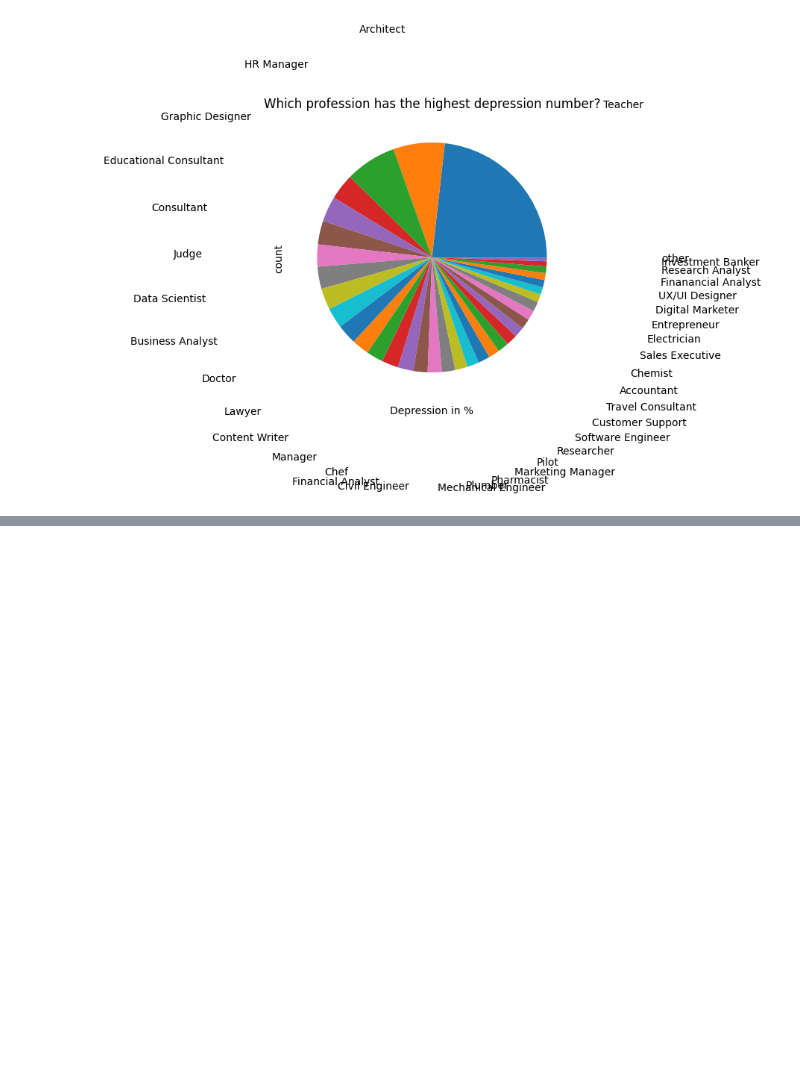
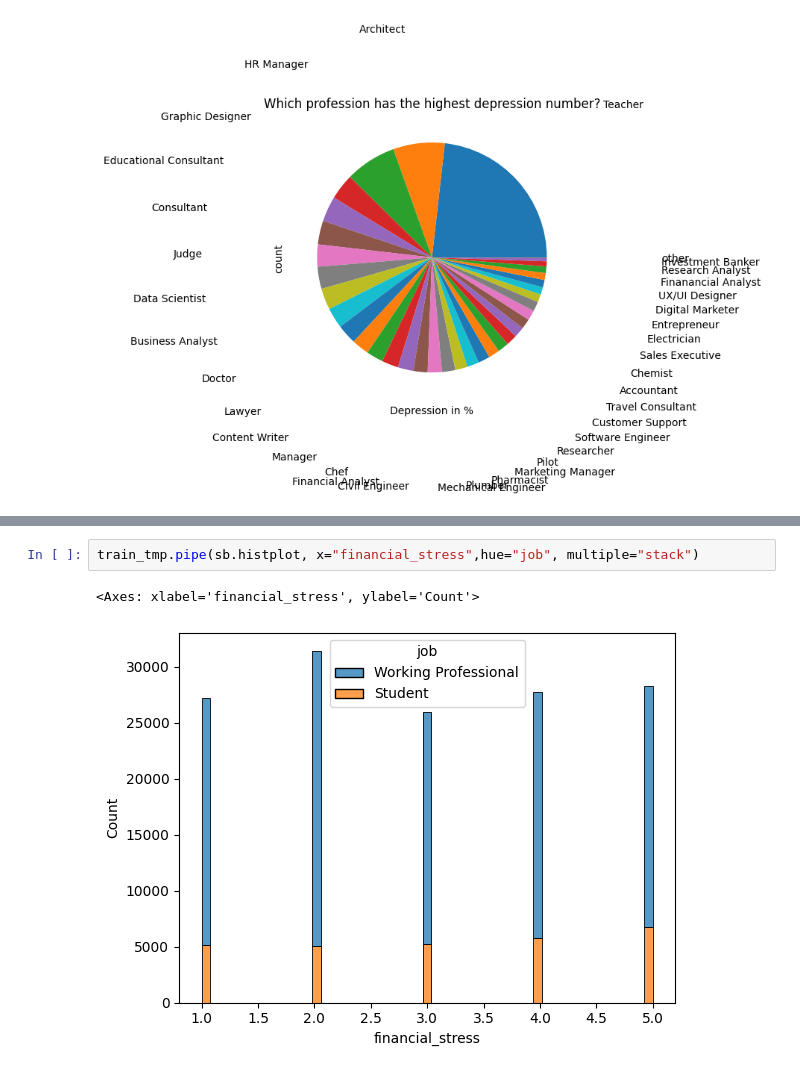
Before and after one commit to ypj95/kc_mental_health2024, a Jupyter notebook: notebooks/00_data_overview.ipynb, the cells around one changed output, grey strips where cells are left out. Cells and saved outputs as stored; diff of their text form; blank space fills up the shorter version.

```diff
--- a/notebooks/00_data_overview.ipynb
+++ b/notebooks/00_data_overview.ipynb
@@ -555,0 +566,5 @@ plt.pie
+# %%
+train_tmp.pipe(sb.histplot, x="financial_stress",hue="job", multiple="stack")
+# %% [output]
+<Axes: xlabel='financial_stress', ylabel='Count'>
+[figure, added]
```
Also changed, not shown: parts of 15 cells of this notebook.
